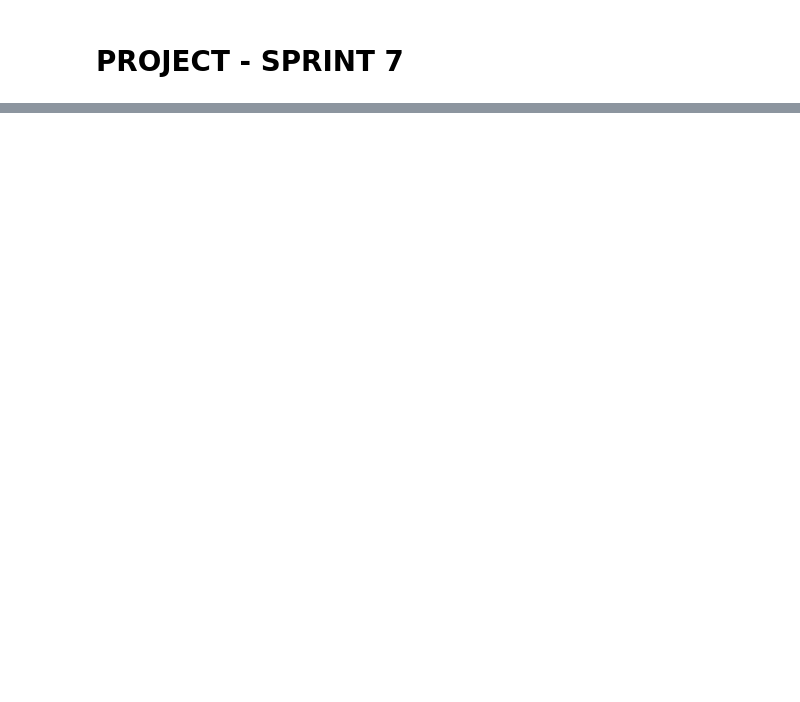
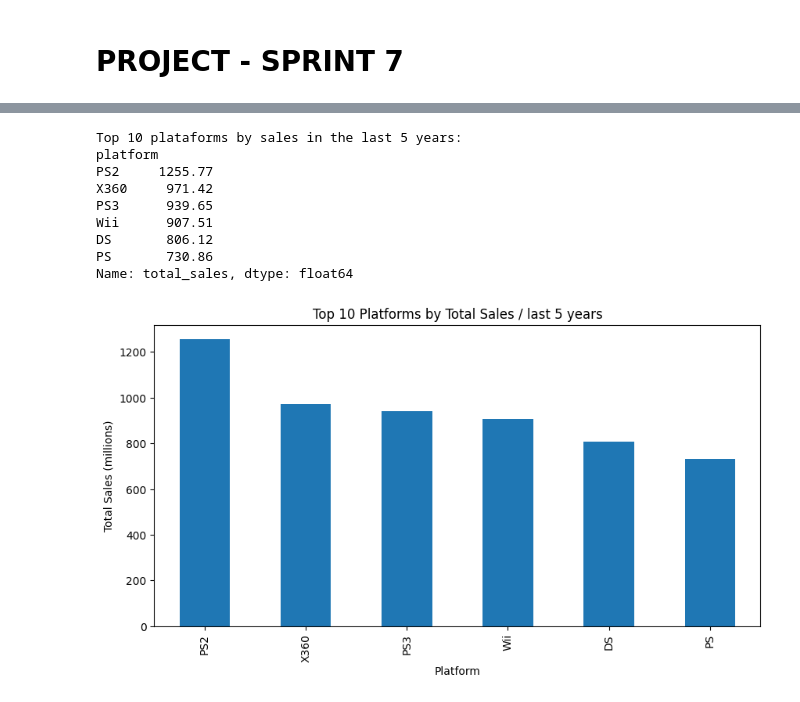
Before and after one commit to DM-DA/Mac_Project_S7, a Jupyter notebook: Project_S7.ipynb, the cells around one changed output, grey strips where cells are left out. Drawn from its saved outputs; the diff is of its cells as text; code cells hidden in the pictures; blank space fills up the shorter version.

```diff
--- a/Project_S7.ipynb
+++ b/Project_S7.ipynb
@@ -38,0 +141,29 @@ games_data.info()
+# %%
+#DataFrame with last 5 years information
+data_for_2017 = data[data['year_of_release'] >= 2011]
+#data_for_2017
+
+# Sales by platform
+platform_sales_5 = data_for_2017.groupby('platform')['total_sales'].sum().sort_values(ascending=False)
+top_platforms_5 = platform_sales.head(6)
+
+print('Top 10 plataforms by sales in the last 5 years:')
+print(top_platforms_5)
+
+plt.figure(figsize=(10, 5))
+top_platforms_5.plot(kind='bar')
+plt.title('Top 10 Platforms by Total Sales / last 5 years')
+plt.xlabel('Platform')
+plt.ylabel('Total Sales (millions)')
+plt.show()
+# %% [output]
+Top 10 plataforms by sales in the last 5 years:
+platform
+PS2     1255.77
+X360     971.42
+PS3      939.65
+Wii      907.51
+DS       806.12
+PS       730.86
+Name: total_sales, dtype: float64
+[figure, added]
```
Also changed, not shown: parts of 28 cells of this notebook.
